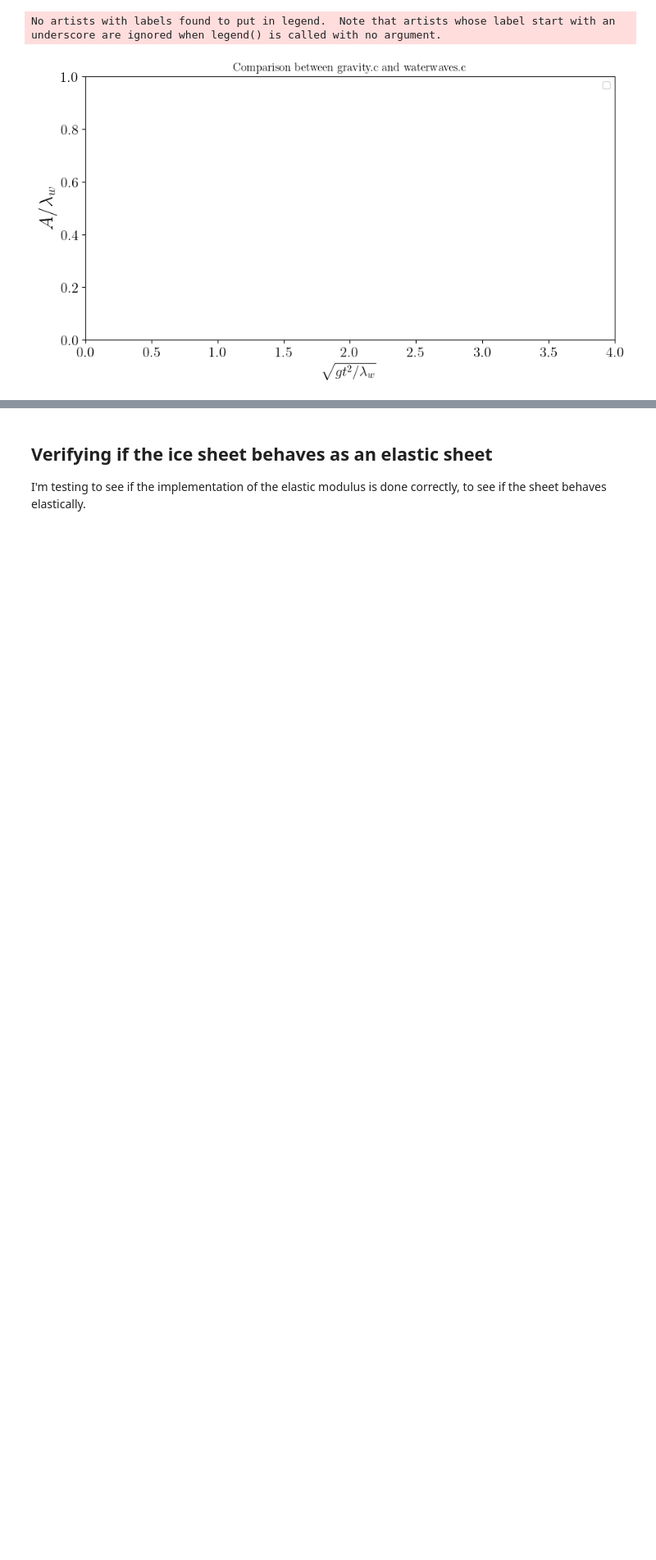
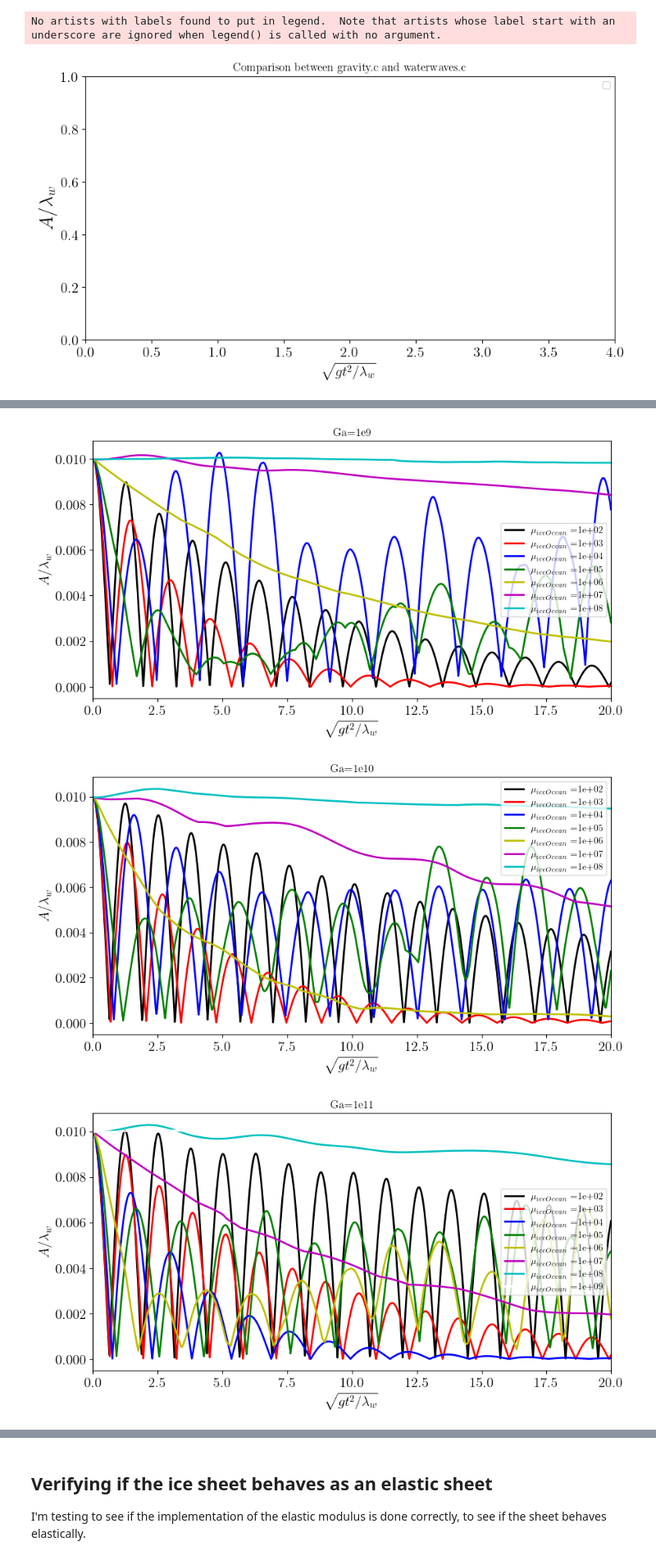
Before and after one commit to comphy-lab/IceHydrodynamics, a Jupyter notebook: TestCases/testAmplitude.ipynb, the cells around one changed output, grey strips where cells are left out. Shown at 82% size. Cells and saved outputs as stored; diff of their text form; code cells hidden in the pictures; blank space fills up the shorter version.

```diff
--- a/TestCases/testAmplitude.ipynb
+++ b/TestCases/testAmplitude.ipynb
@@ -85,0 +89,36 @@ Using code from the ice as a purely viscous layer, I'm plotting the amplitude fo
+# %%
+#Initialize variables
+mu_iceOcean = [1e2, 1e3, 1e4, 1e5, 1e6, 1e7, 1e8, 1e9, 1e10, 1e11, 1e12, 1e13, 1e14, 1e15]
+colors = ['k', 'r', 'b', 'g', 'y', 'm', 'c', 'w', 'orange', 'pink', 'purple', 'brown', 'lime', 'teal']
+
+#Function that extracts Amplitude data from ViscousOilonWaterWaves.c, numbered folders, and plots the
+#amplitude of both interfaces as a function of time for different mu_IceOcean
+def plot_mu (i0,iN,string):
+    fig, ax = plt.subplots(1, 1, figsize=(10,5))
+    for i in range(i0,iN+1):
+        A0_Ocean, A0_Ice, t, AmpOcean, AmpIce = read_extract(f'/mnt/Valentin/ViscousOilOnWaterWaves_/{i}/amplitude.dat')
+        #ax.plot(t, AmpOcean, colors[i-2036], lw=2, label='mu_iceOcean ='+str(mu_iceOcean[i-2036]))
+        ax.plot(t, AmpIce, colors[i-i0], lw=2, label='$\mu_{iceOcean}$ =' + '{:.0e}'.format(mu_iceOcean[i-i0]))
+        ax.set_xlabel(r'$\sqrt{gt^2/\lambda_w}$', fontsize=15)
+        ax.set_ylabel(r'$A/\lambda_w$', fontsize=15)
+        ax.tick_params(axis='both', which='major', labelsize=15)
+        ax.set_xlim([0., 20])
+        #ax.set_ylim([0., A0_Ice])
+        ax.legend()
+    plt.title(string)
+    plt.savefig(string)
+    plt.show()
+
+#plots for various values of Ga
+plot_mu(2047,2053,"Ga=1e9")  #for the values of 55-57, either jumps configuration or Amplitude shoots off too large value
+plot_mu(2058,2064,"Ga=1e10") #for the values of 65-68,
+plot_mu(2069,2076,"Ga=1e11") #for the values of 78,
+plot_mu(2080,2087,"Ga=1e12") #for the values of 89-93,
+plot_mu(2094,2102,"Ga=1e13") #for the values of 104-107,
+plot_mu(2108,2116,"Ga=1e14") #for the values of 118-121,
+plot_mu(2122,2131,"Ga=1e15") #for the values of 133-135,
+plot_mu(2136,2145,"Ga=1e16") #for the values of 147-149,
+# %% [output]
+[figure, added]
+[figure, added]
+[figure, added]
```
Also changed, not shown: parts of 8 cells of this notebook.
